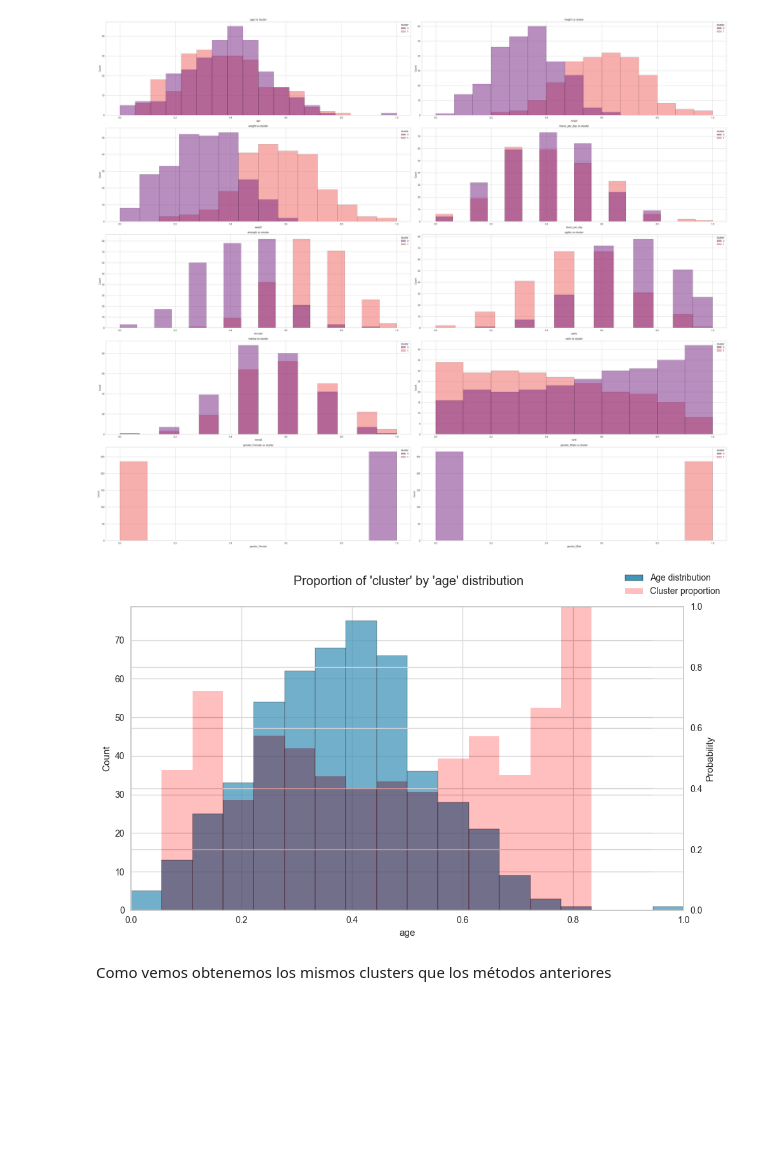
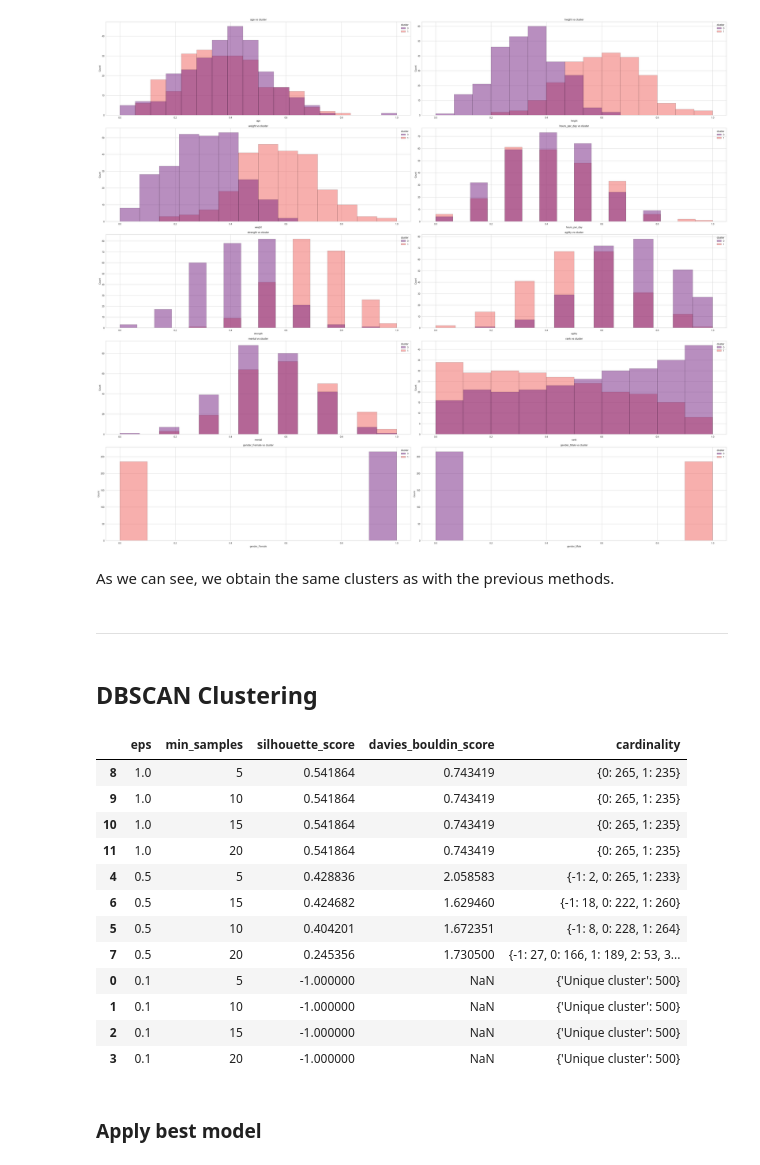
Before and after one commit to SupernovaIa/Project-ML-Clustering-Athletes, a Jupyter notebook: notebook/03-clustering.ipynb, the cells around one changed output. Cells and saved outputs as stored; diff of their text form; code cells hidden in the pictures; blank space fills up the shorter version.

```diff
--- a/notebook/03-clustering.ipynb
+++ b/notebook/03-clustering.ipynb
@@ -328,9 +278,27 @@ plot_radar(df_spectral, variables)
 plot_relation_tv(df_agg.drop(columns=['nationality']), 'cluster', size=(40, 40), n_cols = 2)
 # %% [output]
 [figure]
-# %%
-plot_combined_target_distribution(df_agg, 'cluster', 'age', size=(10, 6))
-# %% [output]
-[figure, removed]
-# %% [markdown]
-Como vemos obtenemos los mismos clusters que los métodos anteriores
+# %% [markdown]
+As we can see, we obtain the same clusters as with the previous methods.
+# %% [markdown]
+---
+# %% [markdown]
+## DBSCAN Clustering
+# %%
+dbscan_methods(df_scaled, eps_values=[0.1, 0.5, 1], min_samples_values=[5, 10, 15, 20])
+# %% [output]
+|  | eps | min_samples | silhouette_score | davies_bouldin_score | cardinality |
+| 8 | 1.0 | 5 | 0.541864 | 0.743419 | {0: 265, 1: 235} |
+| 9 | 1.0 | 10 | 0.541864 | 0.743419 | {0: 265, 1: 235} |
+| 10 | 1.0 | 15 | 0.541864 | 0.743419 | {0: 265, 1: 235} |
+| 11 | 1.0 | 20 | 0.541864 | 0.743419 | {0: 265, 1: 235} |
+| 4 | 0.5 | 5 | 0.428836 | 2.058583 | {-1: 2, 0: 265, 1: 233} |
+| 6 | 0.5 | 15 | 0.424682 | 1.629460 | {-1: 18, 0: 222, 1: 260} |
+| 5 | 0.5 | 10 | 0.404201 | 1.672351 | {-1: 8, 0: 228, 1: 264} |
+| 7 | 0.5 | 20 | 0.245356 | 1.730500 | {-1: 27, 0: 166, 1: 189, 2: 53, 3... |
+| 0 | 0.1 | 5 | -1.000000 | NaN | {'Unique cluster': 500} |
+| 1 | 0.1 | 10 | -1.000000 | NaN | {'Unique cluster': 500} |
+| 2 | 0.1 | 15 | -1.000000 | NaN | {'Unique cluster': 500} |
+| 3 | 0.1 | 20 | -1.000000 | NaN | {'Unique cluster': 500} |
+# %% [markdown]
+### Apply best model
```
Also changed, not shown: parts of 48 cells of this notebook, 3 other files.
